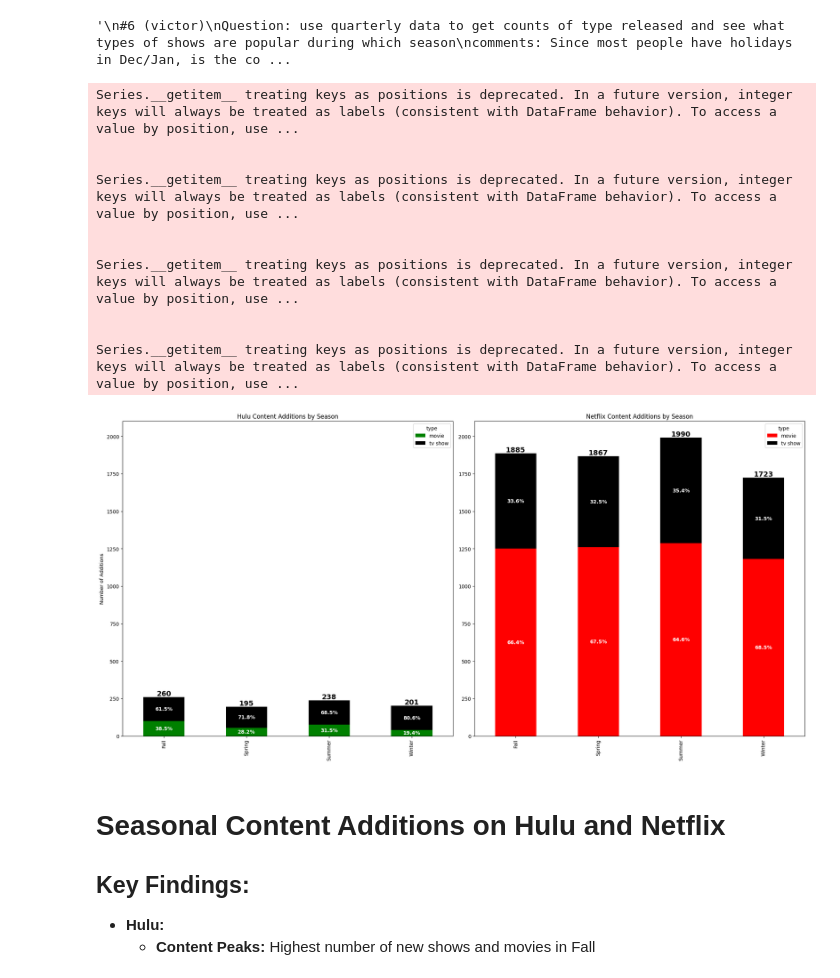
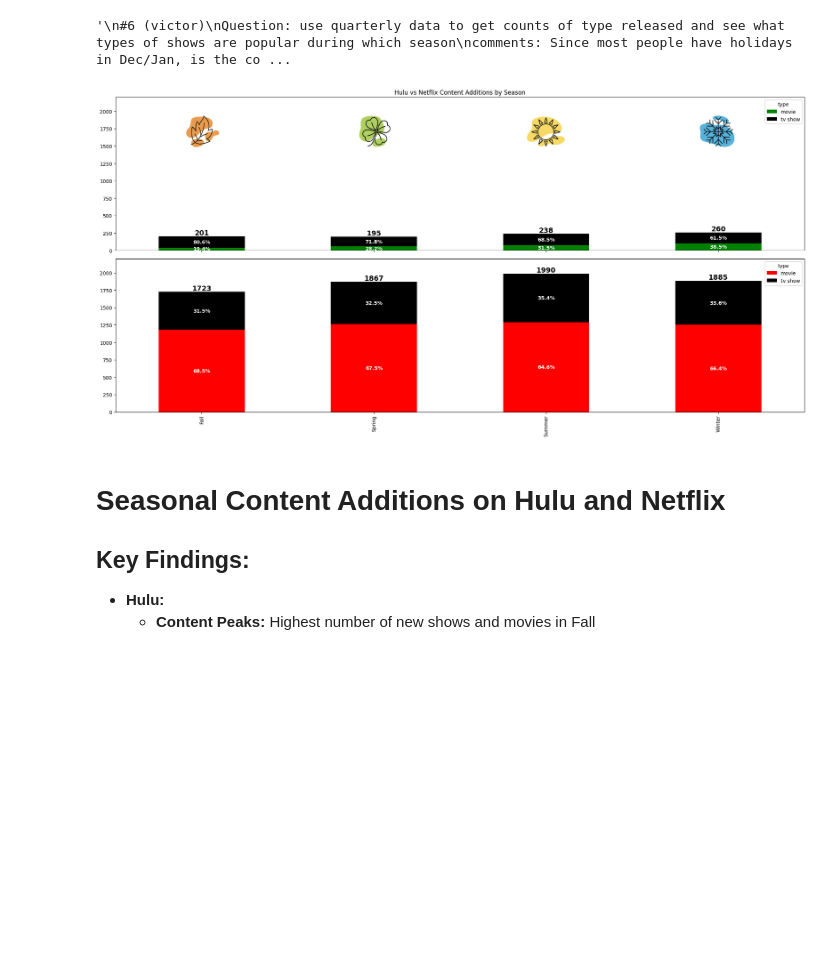
Before and after one commit to RickyMiura/Netflix-Hulu-EDA, a Jupyter notebook: victor_visuals.ipynb, the cells around one changed output. Cells and saved outputs as stored; diff of their text form; code cells hidden in the pictures; blank space fills up the shorter version.

```diff
--- a/victor_visuals.ipynb
+++ b/victor_visuals.ipynb
@@ -171,7 +171,7 @@ year_added_age_group_hulu = year_added_age_group_hulu[desired_order]
 year_added_age_group_netflix = year_added_age_group_netflix[desired_order]
 
 # Define colors for each age group
-colors = ['red', 'green', 'blue']
+colors = ['red', 'green', 'black']
 
 # Plotting the charts
 fig, axes = plt.subplots(1, 2, figsize=(20, 10))
@@ -183,6 +183,7 @@ axes[0].set_xlabel('Year Added')
 axes[0].set_ylabel('Count')
 axes[0].set_ylim(0, 2100)  # Set the y-axis limit
 axes[0].legend(title='Age Group')
+
 
 # Plot 2: Age group targeting by year shows/movies added to Netflix
 year_added_age_group_netflix.plot(kind='bar', stacked=True, ax=axes[1], color=colors)
@@ -196,6 +197,7 @@ axes[1].legend(title='Age Group')
 for ax in axes.flat:
     ax.spines['top'].set_visible(False)
     ax.spines['right'].set_visible(False)
+    ax.set_facecolor('#f5efe1')
 
 # Custom legend order
 for ax in axes.flat:
@@ -203,6 +205,17 @@ for ax in axes.flat:
     order = [2, 1, 0]  # Adults, Teens, Kids
     ax.legend([handles[idx] for idx in order], [labels[idx] for idx in order], title='Age Group')
 
+
+# Annotate 2018 as COVID year
+axes[0].annotate('COVID Year', xy=(7, 150), xytext=(6.3, 300),
+                 arrowprops=dict(facecolor='blue', shrink=0.01),
+                 fontsize=12, color='blue', weight='bold')
+
+# Annotate 2018 as COVID year
+axes[1].annotate('COVID Year', xy=(7, 1420), xytext=(6.3, 1550),
+                 arrowprops=dict(facecolor='blue', shrink=0.01),
+                 fontsize=12, color='blue', weight='bold')
+
 plt.tight_layout()
 plt.show()
 # %% [output]
@@ -220,15 +233,26 @@ comments: Since most people have holidays in Dec/Jan, is the content more likely
 # %% [output]
 '\n#6 (victor)\nQuestion: use quarterly data to get counts of type released and see what types of shows are popular during which season\ncomments: Since most people have holidays in Dec/Jan, is the co ...
 # %%
+import pandas as pd
+import matplotlib.pyplot as plt
+import matplotlib.image as mpimg
+from matplotlib.offsetbox import OffsetImage, AnnotationBbox
+
+# Load the images
+fall_img = mpimg.imread('fall.png')
+spring_img = mpimg.imread('spring.png')
+summer_img = mpimg.imread('summer.png')
+winter_img = mpimg.imread('winter.png')
+
 # Convert 'date_added' to datetime
 df['date_added'] = pd.to_datetime(df['date_added'], errors='coerce')
 
 # Map quarters to seasons
 df['season_added'] = df['date_added'].dt.quarter.map({
-    1: 'Winter',
+    1: 'Fall',
     2: 'Spring',
     3: 'Summer',
-    4: 'Fall'
+    4: 'Winter'
 })
 
 # Split the data into Hulu and Netflix
@@ -243,53 +267,55 @@ df_seasonal_netflix = df_netflix.groupby(['season_added', 'type']).size().unstac
 
 # Updated function to calculate percentages and totals correctly
 def add_annotations(ax, df):
     for container in ax.containers:
         totals = df.sum(axis=1)
         for i, bar in enumerate(container):
             height = bar.get_height()
             percentage = height / totals[i] * 100
             ax.annotate(f'{percentage:.1f}%', (bar.get_x() + bar.get_width() / 2, bar.get_y() + height / 2),
                         ha='center', va='center', fontsize=10, color='white', weight='bold')
 
     for i, total in enumerate(df.sum(axis=1)):
         ax.annotate(f'{total}', (i, total),
                     ha='center', va='bottom', fontsize=14, color='black', weight='bold')
 
-# Determine the maximum y-axis limit
-max_y = max(df_seasonal_hulu.values.max(), df_seasonal_netflix.values.max())
-
 # Plotting
-fig, (ax1, ax2) = plt.subplots(1, 2, figsize=(20, 10))
+fig, (ax1, ax2) = plt.subplots(2, 1, figsize=(20, 10))
 
 # Hulu
 df_seasonal_hulu.plot(kind='bar', stacked=True, ax=ax1, color=['green', 'black'])
-ax1.set_title('Hulu Content Additions by Season')
+ax1.set_title('Hulu vs Netflix Content Additions by Season')
 ax1.set_xlabel('')
-ax1.set_ylabel('Number of Additions')
-ax1.set_ylim(0, 2100)  # Set the y-axis limit
+ax1.set_ylabel('')
+ax1.set_ylim(0, 2200)  # Set the y-axis limit
+ax1.set_xticklabels([])
 add_annotations(ax1, df_seasonal_hulu)
 
 # Netflix
 df_seasonal_netflix.plot(kind='bar', stacked=True, ax=ax2, color=['red', 'black'])
-ax2.set_title('Netflix Content Additions by Season')
+ax2.set_title('')
 ax2.set_xlabel('')
-ax2.set_ylim(0, 2100)  # Set the y-axis limit
+ax2.set_ylim(0, 2200)  # Set the y-axis limit
 add_annotations(ax2, df_seasonal_netflix)
+
+# Add seasonality images to Hulu plot
+season_images = {
+    'Fall': fall_img,
+    'Spring': spring_img,
+    'Summer': summer_img,
+    'Winter': winter_img
+}
+
+for i, season in enumerate(['Fall', 'Spring', 'Summer', 'Winter']):
+    image = season_images[season]
+    im = OffsetImage(image, zoom=0.2)
+    ab = AnnotationBbox(im, (i, 1700), frameon=False, box_alignment=(0.5, 0.5))
+    ax1.add_artist(ab)
 
 plt.tight_layout()
 plt.show()
 # %% [output]
-Series.__getitem__ treating keys as positions is deprecated. In a future version, integer keys will always be treated as labels (consistent with DataFrame behavior). To access a value by position, use ...
-
-
-Series.__getitem__ treating keys as positions is deprecated. In a future version, integer keys will always be treated as labels (consistent with DataFrame behavior). To access a value by position, use ...
-
-
-Series.__getitem__ treating keys as positions is deprecated. In a future version, integer keys will always be treated as labels (consistent with DataFrame behavior). To access a value by position, use ...
-
-
-Series.__getitem__ treating keys as positions is deprecated. In a future version, integer keys will always be treated as labels (consistent with DataFrame behavior). To access a value by position, use ...
-[figure, old version]
+[figure, new version]
 # %% [markdown]
 # Seasonal Content Additions on Hulu and Netflix
 
```
Also changed, not shown: parts of 1 cell of this notebook, 4 other files.
